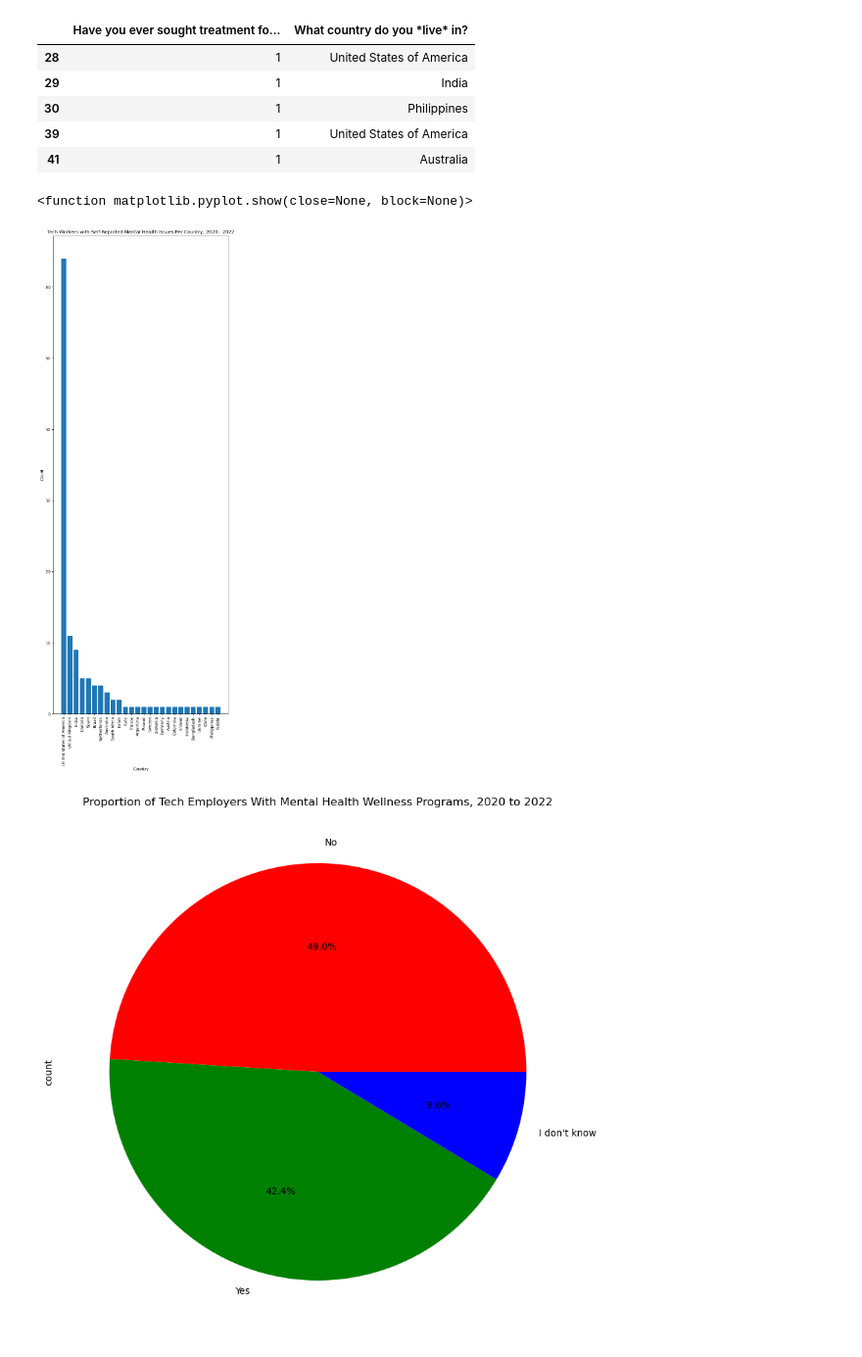
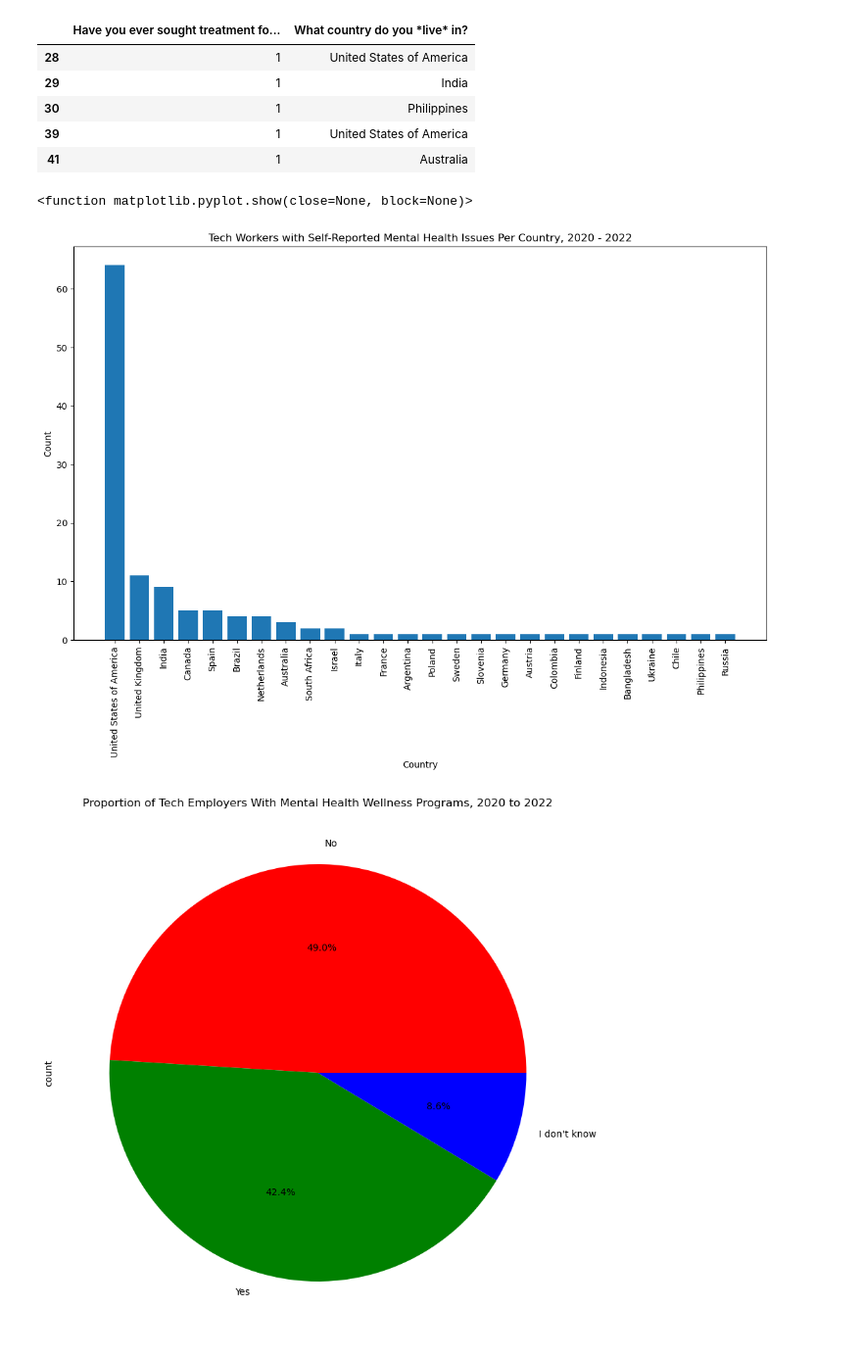
Before and after one commit to K-G-Witt/project1-team4, a Jupyter notebook: rcl_file.ipynb, the cells around one changed output. Shown: that part at 98% size. Drawn from its saved outputs; the diff is of its cells as text; code cells hidden in the pictures.

```diff
--- a/rcl_file.ipynb
+++ b/rcl_file.ipynb
@@ -251,20 +281,20 @@ mental_health_issues_dataframe_2020_2022_countries.head()
 # %%
 # Counting the number of occurences of mental health issues per country:
 country_count_2020_2022 = mental_health_issues_dataframe_2020_2022_countries['What country do you *live* in?'].value_counts()
 
 # Plotting the occurences per country in a bar graph:
-plt.figure(figsize=(8,22))
+plt.figure(figsize=(14,8))
 plt.tight_layout()
 plt.bar(country_count_2020_2022.index, country_count_2020_2022.values)
 plt.title('Tech Workers with Self-Reported Mental Health Issues Per Country, 2020 - 2022')
 plt.xlabel('Country')
 plt.ylabel('Count')
 plt.xticks(rotation=90)
 plt.savefig('Exhibits/Tech Workers With MH Issues Per Country 2020 to 2022.png')
 plt.show
 # %% [output]
 <function matplotlib.pyplot.show(close=None, block=None)>
-[figure, old version]
+[figure, new version]
 # %%
 #2. Pie chart by employer wellness programs
 wellness_count=tech_2020_2022['Has your employer ever formally discussed mental health (for example, as part of a wellness campaign or other official communication)?'].value_counts()
```
Also changed, not shown: parts of 5 cells of this notebook, 4 other files.
